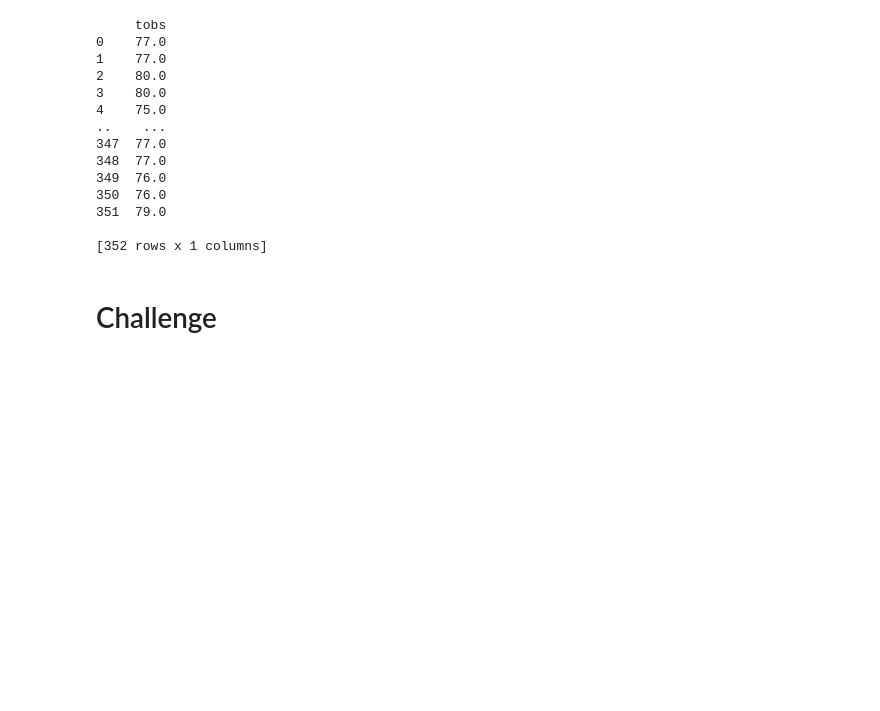
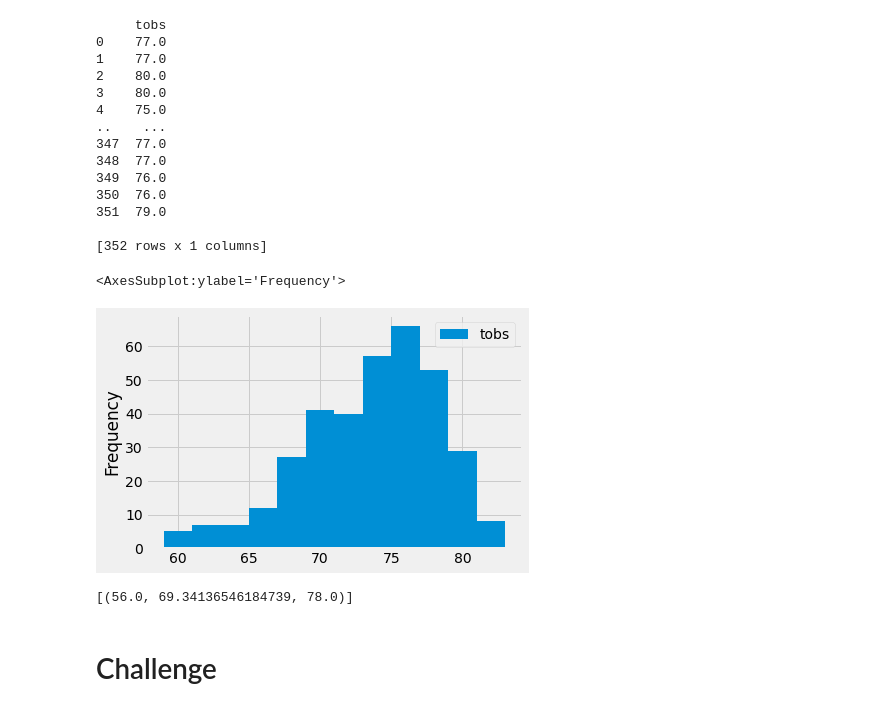
Before and after one commit to SirTonkaton/Surfs-up, a Jupyter notebook: climate_analysis.ipynb, the cells around one changed output. Drawn from its saved outputs; the diff is of its cells as text; code cells hidden in the pictures; blank space fills up the shorter version.

```diff
--- a/climate_analysis.ipynb
+++ b/climate_analysis.ipynb
@@ -181,8 +181,19 @@ print(df)
 351  79.0
 
 [352 rows x 1 columns]
+# %%
+df.plot.hist(bins=12)
+# %% [output]
+<AxesSubplot:ylabel='Frequency'>
+[figure, added]
 # %%
 # Write a function called `calc_temps` that will accept start date and end date in the format '%Y-%m-%d'
 # and return the minimum, average, and maximum temperatures for that range of dates
+def calc_temp(start_date, end_date):
+    return session.query(func.min(Measurement.tobs), func.avg(Measurement.tobs), func.max(Measurement.tobs)).\
+        filter(Measurement.date >= start_date).filter(Measurement.date <= end_date).all()
+print(calc_temp('2012-02-028','2012-03-05'))
+# %% [output]
+[(56.0, 69.34136546184739, 78.0)]
 # %% [markdown]
 # Challenge
```
Also changed, not shown: 2 other files.
